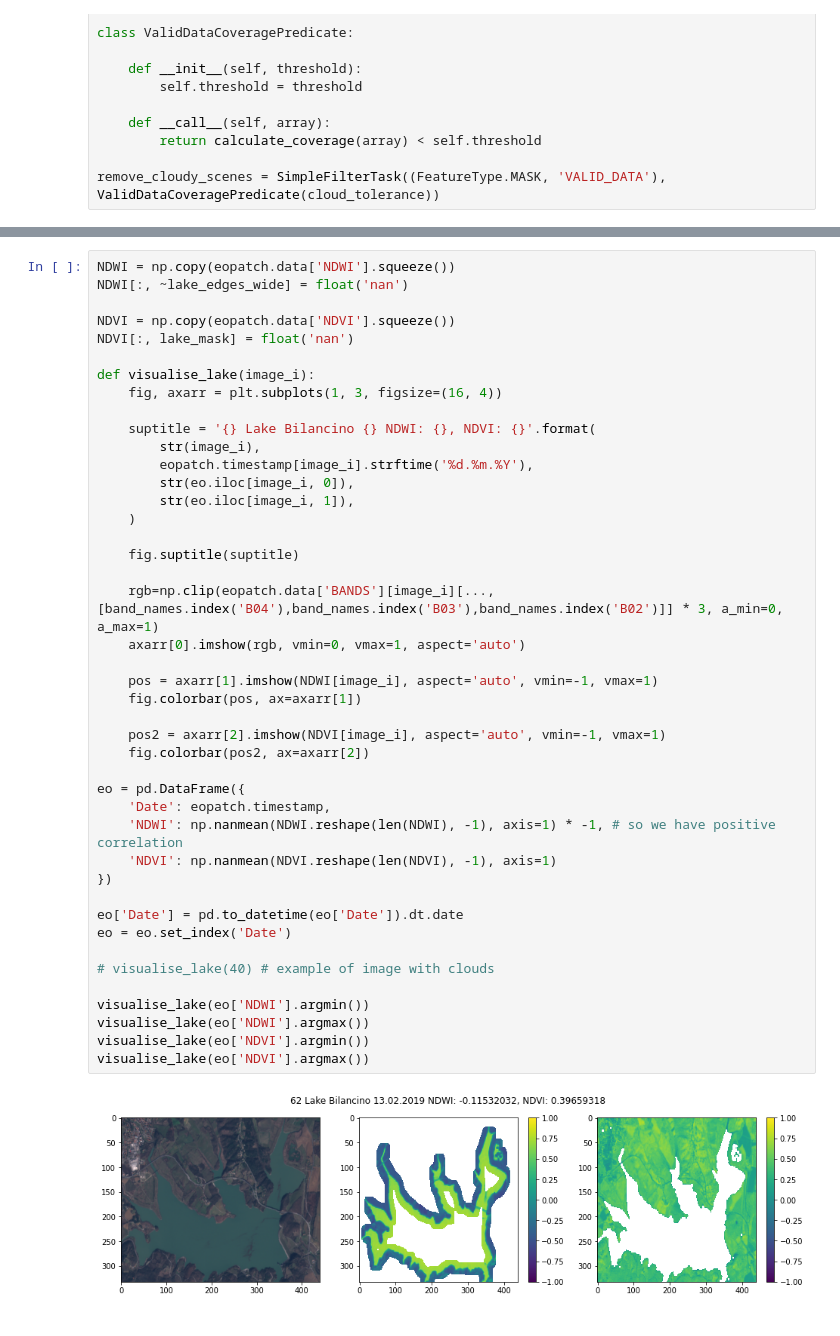
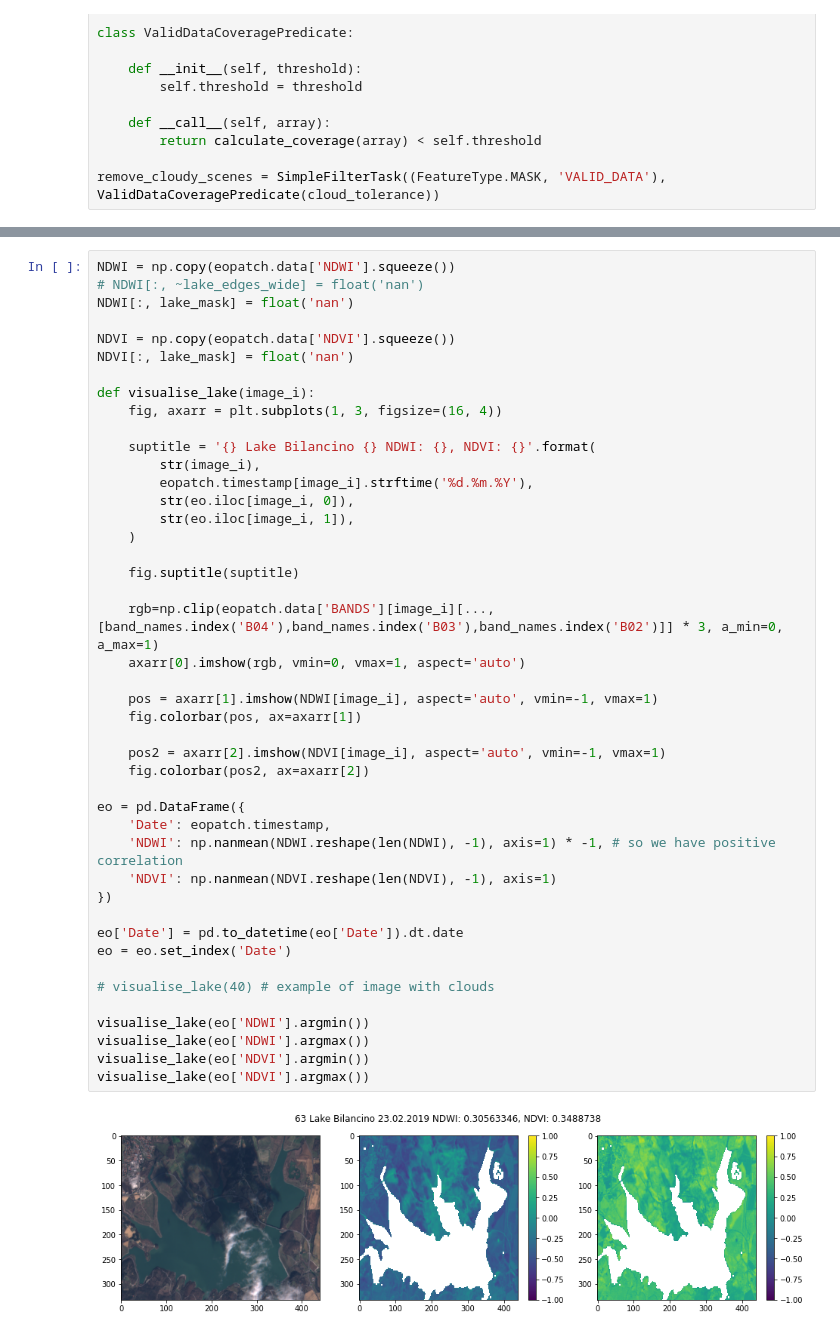
Before and after one commit to KlemenKozelj/master_thesis, a Jupyter notebook: 02_Lake_Bilancino.ipynb, the cells around one changed output, grey strips where cells are left out. Cells and saved outputs as stored; diff of their text form.

```diff
--- a/02_Lake_Bilancino.ipynb
+++ b/02_Lake_Bilancino.ipynb
@@ -361,6 +361,7 @@ ax.imshow(rgb3, aspect='auto')
 # %%
 NDWI = np.copy(eopatch.data['NDWI'].squeeze())
-NDWI[:, ~lake_edges_wide] = float('nan')
+# NDWI[:, ~lake_edges_wide] = float('nan')
+NDWI[:, lake_mask] = float('nan')
 
 NDVI = np.copy(eopatch.data['NDVI'].squeeze())
 NDVI[:, lake_mask] = float('nan')
@@ -375,31 +376,31 @@ def visualise_lake(image_i):
         str(eo.iloc[image_i, 1]),
     )
 
     fig.suptitle(suptitle)
 
     rgb=np.clip(eopatch.data['BANDS'][image_i][..., [band_names.index('B04'),band_names.index('B03'),band_names.index('B02')]] * 3, a_min=0, a_max=1)
     axarr[0].imshow(rgb, vmin=0, vmax=1, aspect='auto')
 
     pos = axarr[1].imshow(NDWI[image_i], aspect='auto', vmin=-1, vmax=1)
     fig.colorbar(pos, ax=axarr[1])
 
     pos2 = axarr[2].imshow(NDVI[image_i], aspect='auto', vmin=-1, vmax=1)
     fig.colorbar(pos2, ax=axarr[2])
 
 eo = pd.DataFrame({
     'Date': eopatch.timestamp,
     'NDWI': np.nanmean(NDWI.reshape(len(NDWI), -1), axis=1) * -1, # so we have positive correlation
     'NDVI': np.nanmean(NDVI.reshape(len(NDVI), -1), axis=1)
 })
 
 eo['Date'] = pd.to_datetime(eo['Date']).dt.date
 eo = eo.set_index('Date')
 
 # visualise_lake(40) # example of image with clouds
 
 visualise_lake(eo['NDWI'].argmin())
 visualise_lake(eo['NDWI'].argmax())
 visualise_lake(eo['NDVI'].argmin())
 visualise_lake(eo['NDVI'].argmax())
 # %% [output]
-[figure, old version]
+[figure, new version]
```
Also changed, not shown: parts of 3 cells of this notebook.
